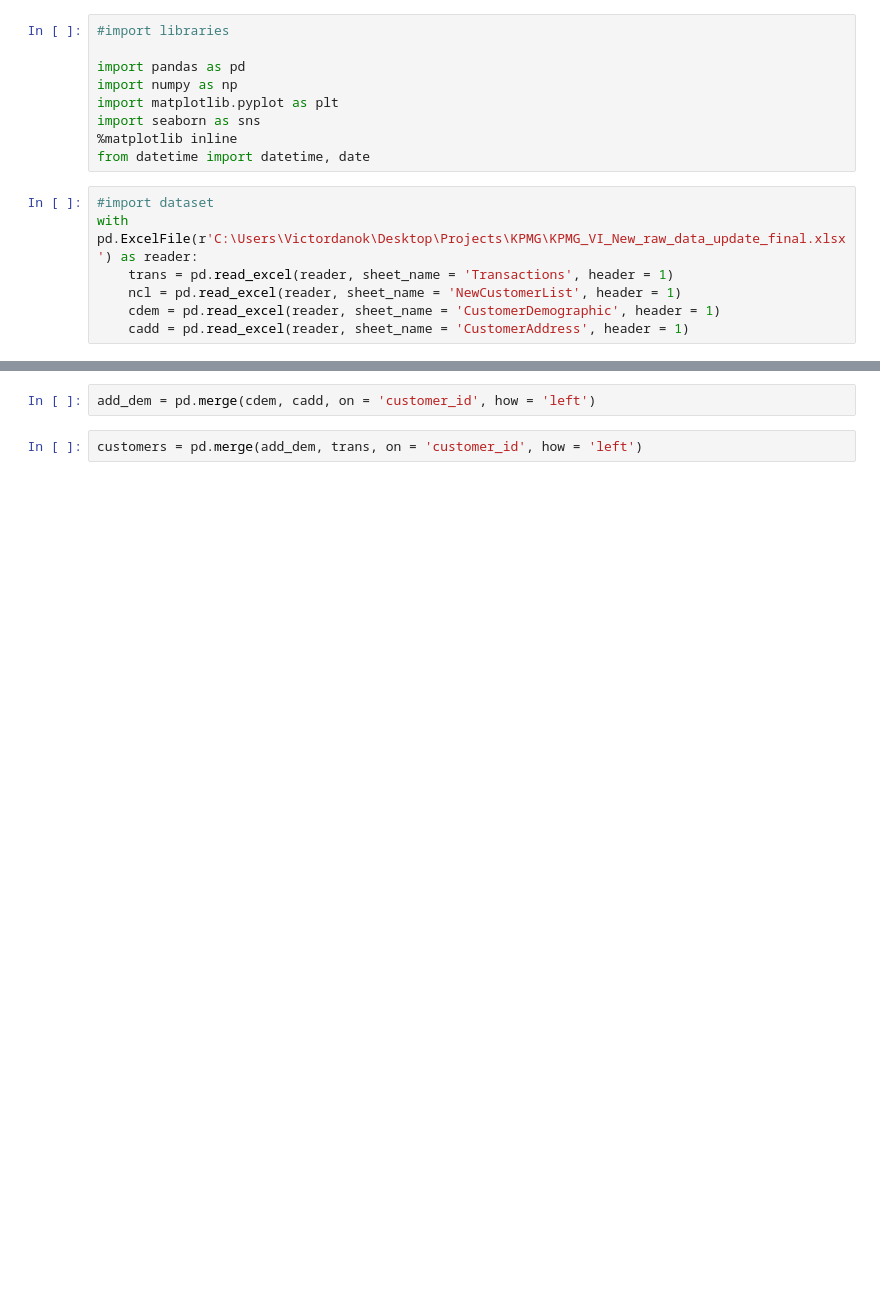
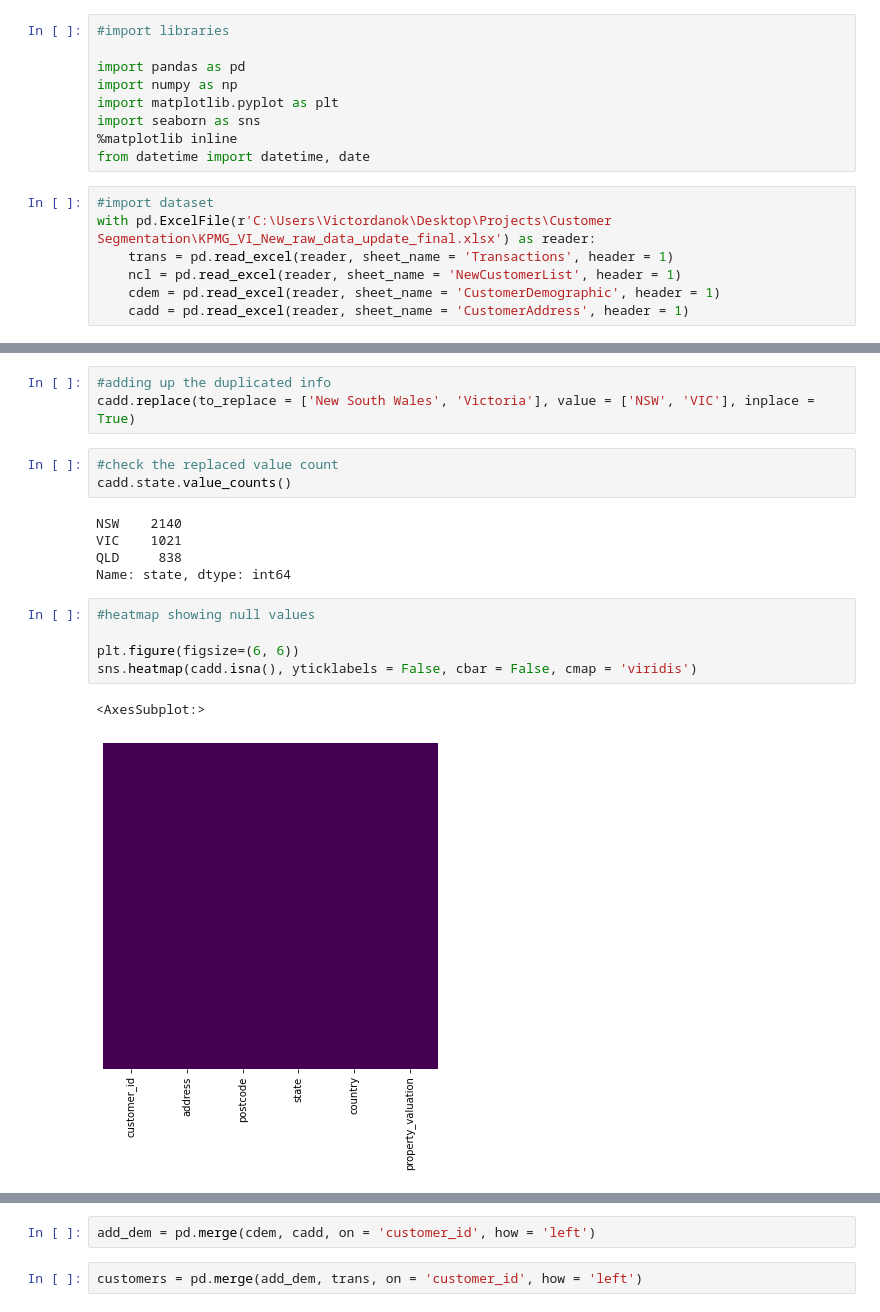
Before and after one commit to victordanok/KPMG-Forage-Internship, a Jupyter notebook: KPMG Module 1.ipynb, the cells around one changed output, grey strips where cells are left out. Saved outputs shown, nothing was run; the diff lists cells and outputs as text; blank space fills up the shorter version.

```diff
--- a/KPMG Module 1.ipynb
+++ b/KPMG Module 1.ipynb
@@ -9,7 +9,7 @@ import seaborn as sns
 from datetime import datetime, date
 # %%
 #import dataset
-with pd.ExcelFile(r'C:\Users\Victordanok\Desktop\Projects\KPMG\KPMG_VI_New_raw_data_update_final.xlsx') as reader:
+with pd.ExcelFile(r'C:\Users\Victordanok\Desktop\Projects\Customer Segmentation\KPMG_VI_New_raw_data_update_final.xlsx') as reader:
     trans = pd.read_excel(reader, sheet_name = 'Transactions', header = 1)
     ncl = pd.read_excel(reader, sheet_name = 'NewCustomerList', header = 1)
     cdem = pd.read_excel(reader, sheet_name = 'CustomerDemographic', header = 1)
@@ -16,0 +217,19 @@ with pd.ExcelFile(r'C:\Users\Victordanok\Desktop\Projects\KPMG\KPMG_VI_New_raw_d
+# %%
+#adding up the duplicated info
+cadd.replace(to_replace = ['New South Wales', 'Victoria'], value = ['NSW', 'VIC'], inplace = True)
+# %%
+#check the replaced value count
+cadd.state.value_counts()
+# %% [output]
+NSW    2140
+VIC    1021
+QLD     838
+Name: state, dtype: int64
+# %%
+#heatmap showing null values
+
+plt.figure(figsize=(6, 6))
+sns.heatmap(cadd.isna(), yticklabels = False, cbar = False, cmap = 'viridis')
+# %% [output]
+<AxesSubplot:>
+[figure, added]
```
Also changed, not shown: parts of 140 cells of this notebook.
